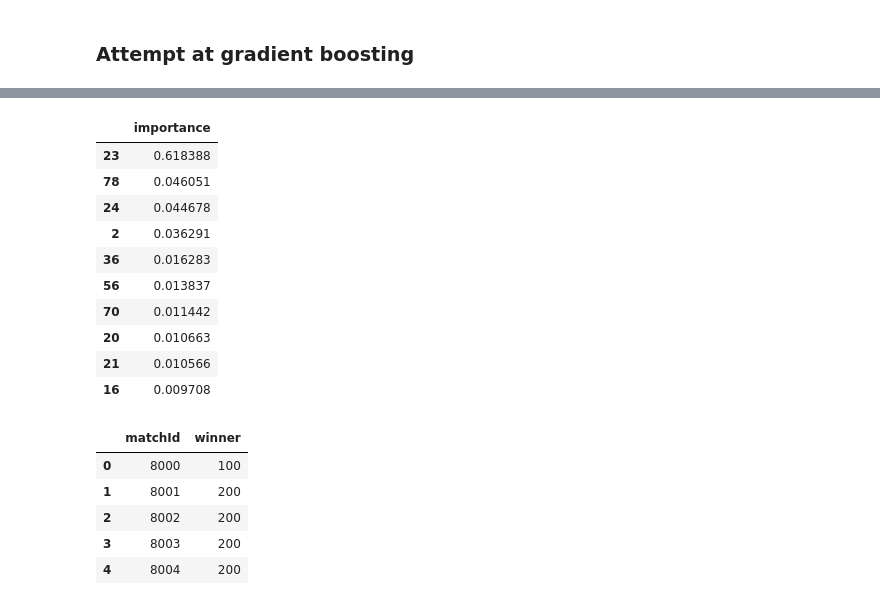
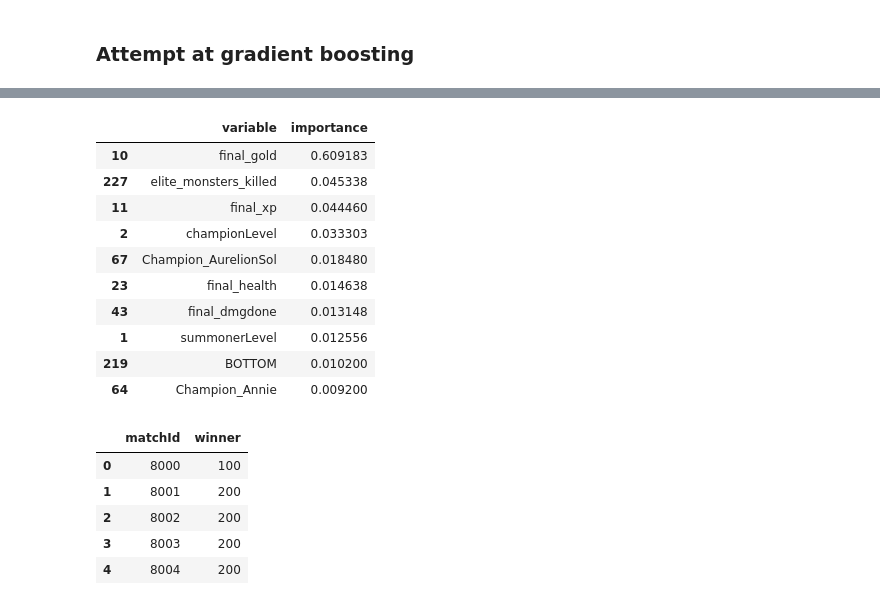
Before and after one commit to nss-data-science-cohort-6/kaggle_lol-elden-ring, a Jupyter notebook: notebooks/nn_prediction_models.ipynb, the cells around one changed output, grey strips where cells are left out. Saved outputs shown, nothing was run; the diff lists cells and outputs as text; code cells hidden in the pictures.

```diff
--- a/notebooks/nn_prediction_models.ipynb
+++ b/notebooks/nn_prediction_models.ipynb
@@ -256,11 +256,16 @@ submission.to_csv('../data/submission_neural_network_hidden_layers4x100_alpha005
 # %%
 from sklearn.ensemble import GradientBoostingClassifier
 # %%
+X_train = X_train_original
+
+X_train = pd.get_dummies(X_train, prefix='Champion')
+champions_encoded = list(X_train.drop(columns=['matchId', 'teamId', 'participantId', 'summonerId', 'summonerLevel', 'championId']).columns.values)
+
 variables = ['summonerLevel', 'championLevel','championPoints',
-             'Assassin', 'Fighter', 'Mage', 'Marksman', 'Support', 'Tank',
-            'info.attack', 'info.defense', 'info.magic', 'info.difficulty',
-            'stats.hpregenperlevel',	'stats.mpregen', 'stats.mpregenperlevel',	'stats.crit',	'stats.critperlevel',
-            'stats.attackdamage', 'stats.attackdamageperlevel', 'stats.attackspeedperlevel',	'stats.attackspeed',
+            # 'Assassin', 'Fighter', 'Mage', 'Marksman', 'Support', 'Tank',
+            # 'info.attack', 'info.defense', 'info.magic', 'info.difficulty',
+            # 'stats.hpregenperlevel',	'stats.mpregen', 'stats.mpregenperlevel',	'stats.crit',	'stats.critperlevel',
+            # 'stats.attackdamage', 'stats.attackdamageperlevel', 'stats.attackspeedperlevel',	'stats.attackspeed',
             'final_gold', 'final_xp', 'final_abilityhaste', 'final_abilitypower', 'final_armor', 'final_armorpen',
             'final_armorpenpercent', 'final_atkdmg', 'final_bns_armorpenpercent', 'final_bns_magicpenpercent', 'final_ccreduction',
             'final_cdreduction', 'final_remaining_health', 'final_health', 'final_healthrgn', 'final_lifesteal', 'final_mppen',
@@ -269,9 +274,9 @@ variables = ['summonerLevel', 'championLevel','championPoints',
             'final_physdmgdone', 'final_physdmgdonetochamps', 'final_physdmgtaken', 'final_dmgdone', 'final_dmgdonetochamps', 'final_dmgtaken',
             'final_truedmgdone', 'final_truedmgdonetochamps', 'final_truedmgtaken', 'final_goldpersec', 'final_jungleminionskilled', 'final_lvl',
             'final_minionskilled', 'final_jungleminionskilled', 'final_jungleminionskilled', 'final_jungleminionskilled', 'final_enemycontrolled'
-             ]
+             ] + champions_encoded
 
-X_train = pd.merge(X_train_original, team_positions, how='inner', on=['matchId', 'participantId'])
+X_train = pd.merge(X_train, team_positions, how='inner', on=['matchId', 'participantId'])
 X_train = pd.merge(X_train, champion_data, how='inner', left_on='championId', right_on='key')
 X_train = pd.merge(X_train, champion_types, how='inner', left_on='championId', right_on='key')
 X_train = pd.merge(X_train, train_last_frame_values, how='inner', on=['matchId', 'participantId'])
@@ -299,7 +304,7 @@ X_train = pd.merge(X_train, training_events, how='inner', on='matchId').reset_in
 # %%
 gbr = Pipeline(
     steps = [
-        ('scaler', MinMaxScaler()),
+        #('scaler', MinMaxScaler()),
         ('gb', GradientBoostingClassifier(n_estimators = 1000, learning_rate=0.01))
     ]
 )
@@ -320,19 +335,19 @@ accuracy_score(
 # %%
 importances = pd.DataFrame({
-
+    'variable': gbr.feature_names_in_,
     'importance': gbr['gb'].feature_importances_
 })
 
 importances.sort_values('importance', ascending = False).head(10)
 # %% [output]
-|  | importance |
-| 23 | 0.618388 |
-| 78 | 0.046051 |
-| 24 | 0.044678 |
-| 2 | 0.036291 |
-| 36 | 0.016283 |
-| 56 | 0.013837 |
-| 70 | 0.011442 |
-| 20 | 0.010663 |
-| 21 | 0.010566 |
-| 16 | 0.009708 |
+|  | variable | importance |
+| 10 | final_gold | 0.609183 |
+| 227 | elite_monsters_killed | 0.045338 |
+| 11 | final_xp | 0.044460 |
+| 2 | championLevel | 0.033303 |
+| 67 | Champion_AurelionSol | 0.018480 |
+| 23 | final_health | 0.014638 |
+| 43 | final_dmgdone | 0.013148 |
+| 1 | summonerLevel | 0.012556 |
+| 219 | BOTTOM | 0.010200 |
+| 64 | Champion_Annie | 0.009200 |
```
Also changed, not shown: parts of 10 cells of this notebook, 1 other file.
